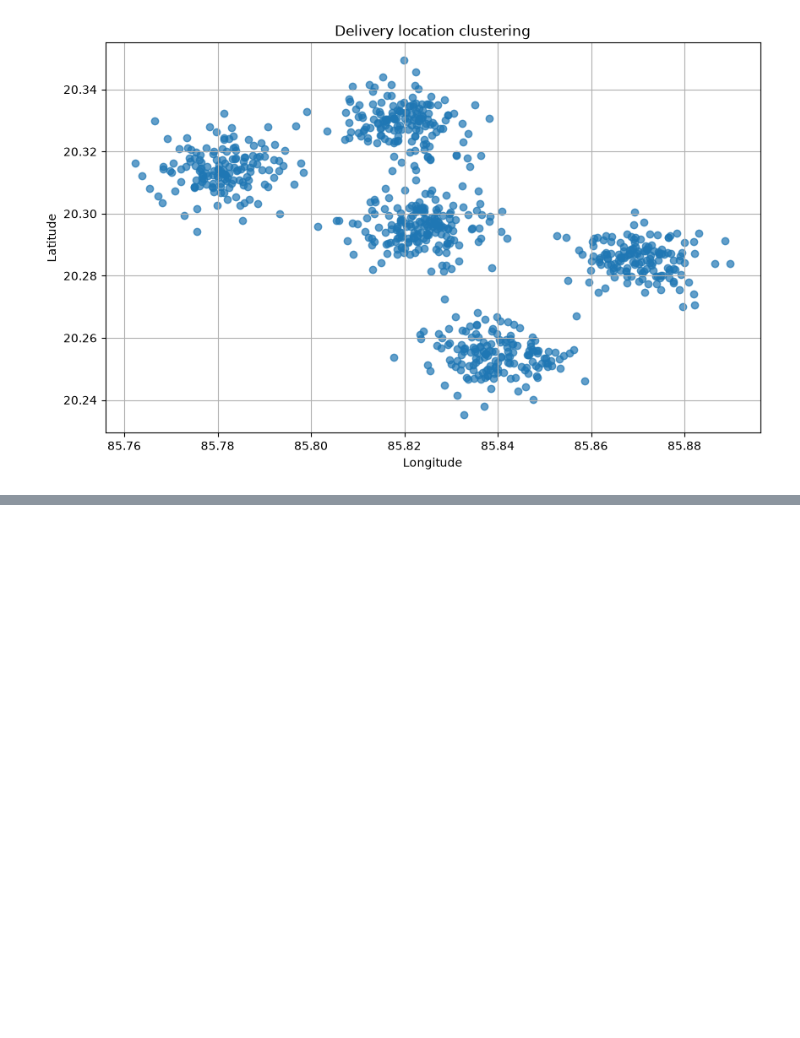
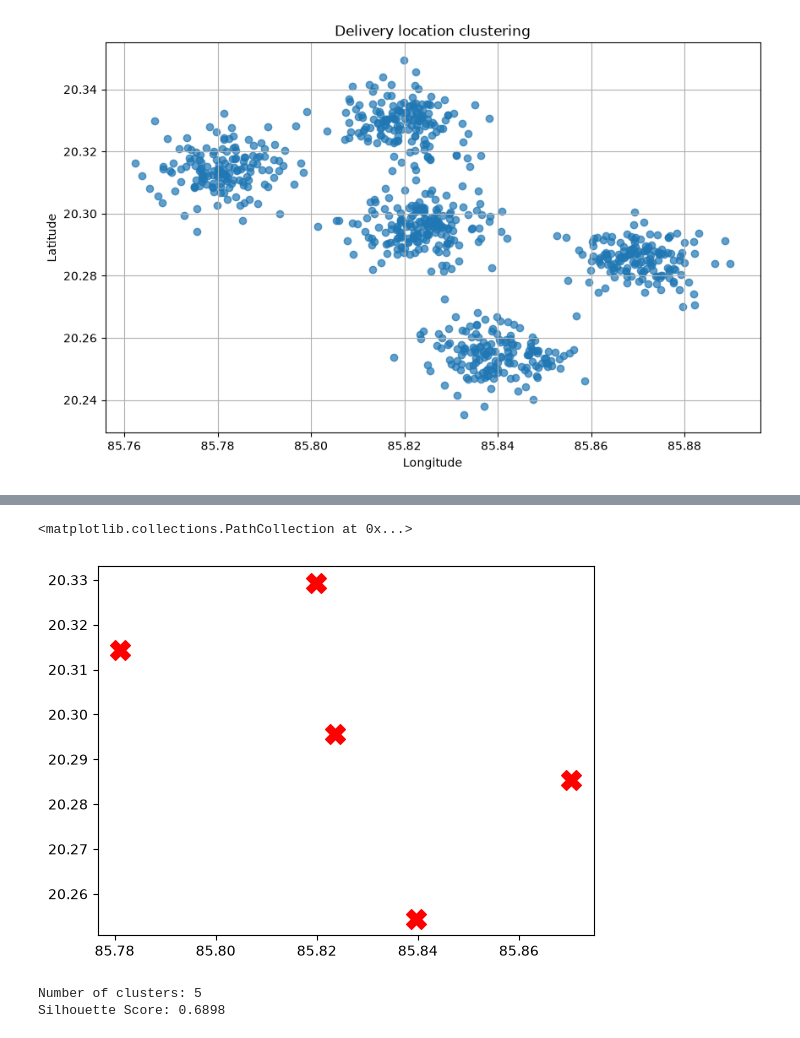
Before and after one commit to bhabanisipu/Delivery_Location_Clustering, a Jupyter notebook: notebooks/delivery_clustering.ipynb, the cells around one changed output, grey strips where cells are left out. Cells and saved outputs as stored; diff of their text form; code cells hidden in the pictures; blank space fills up the shorter version.

```diff
--- a/notebooks/delivery_clustering.ipynb
+++ b/notebooks/delivery_clustering.ipynb
@@ -131,0 +204,24 @@ plt.plot(wcss,marker="*")
+# %%
+centers = kmean.cluster_centers_
+
+plt.scatter(
+    centers[:, 1],
+    centers[:, 0],
+    marker="X",
+    s=200,
+    color="red",
+    label="Cluster Centers"
+)
+# %% [output]
+<matplotlib.collections.PathCollection at 0x...>
+[figure, added]
+# %%
+from sklearn.metrics import silhouette_score
+
+silhouette_avg = silhouette_score(x, df["Cluster"])
+
+print("Number of clusters:", kmean.n_clusters)
+print("Silhouette Score:", round(silhouette_avg, 4))
+# %% [output]
+Number of clusters: 5
+Silhouette Score: 0.6898
```
Also changed, not shown: parts of 11 cells of this notebook.
